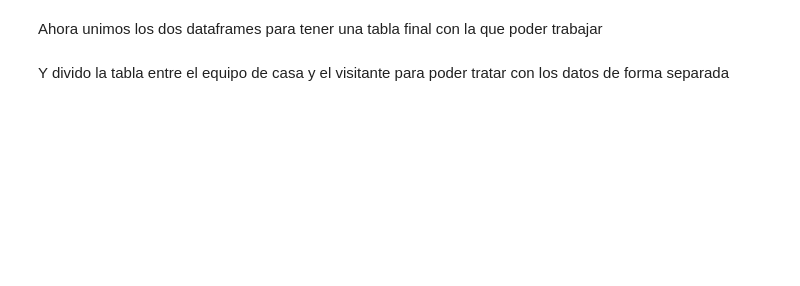
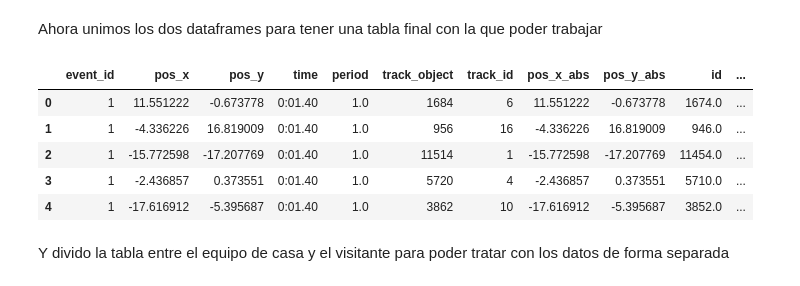
Before and after one commit to paulaanb/Apuntes-de-Clase, a Jupyter notebook: Apuntes Clase/Week_4/Day_1/Examples/4.1.3 - Ejemplo Soccer Analysis.ipynb, the cells around one changed output. Cells and saved outputs as stored; diff of their text form; code cells hidden in the pictures; blank space fills up the shorter version.

```diff
--- a/Apuntes Clase/Week_4/Day_1/Examples/4.1.3 - Ejemplo Soccer Analysis.ipynb
+++ b/Apuntes Clase/Week_4/Day_1/Examples/4.1.3 - Ejemplo Soccer Analysis.ipynb
@@ -112,6 +174,15 @@ players.head()
 Ahora unimos los dos dataframes para tener una tabla final con la que poder trabajar
 # %%
 final = all_p.merge(players, how='left', left_on='track_object', right_on='trackable_object' )
+# %%
+final.head()
+# %% [output]
+|  | event_id | pos_x | pos_y | time | period | track_object | track_id | pos_x_abs | pos_y_abs | id | ... |
+| 0 | 1 | 11.551222 | -0.673778 | 0:01.40 | 1.0 | 1684 | 6 | 11.551222 | -0.673778 | 1674.0 | ... |
+| 1 | 1 | -4.336226 | 16.819009 | 0:01.40 | 1.0 | 956 | 16 | -4.336226 | 16.819009 | 946.0 | ... |
+| 2 | 1 | -15.772598 | -17.207769 | 0:01.40 | 1.0 | 11514 | 1 | -15.772598 | -17.207769 | 11454.0 | ... |
+| 3 | 1 | -2.436857 | 0.373551 | 0:01.40 | 1.0 | 5720 | 4 | -2.436857 | 0.373551 | 5710.0 | ... |
+| 4 | 1 | -17.616912 | -5.395687 | 0:01.40 | 1.0 | 3862 | 10 | -17.616912 | -5.395687 | 3852.0 | ... |
 # %% [markdown]
 Y divido la tabla entre el equipo de casa y el visitante para poder tratar con los datos de forma separada
 # %%
```
Also changed, not shown: parts of 17 cells of this notebook, 10 other files.
